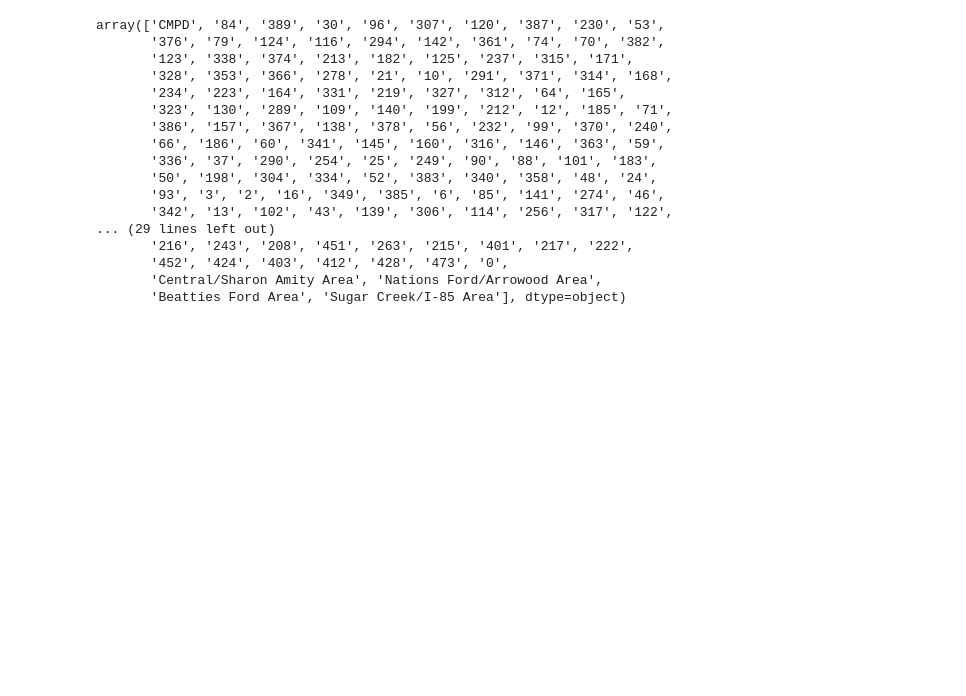
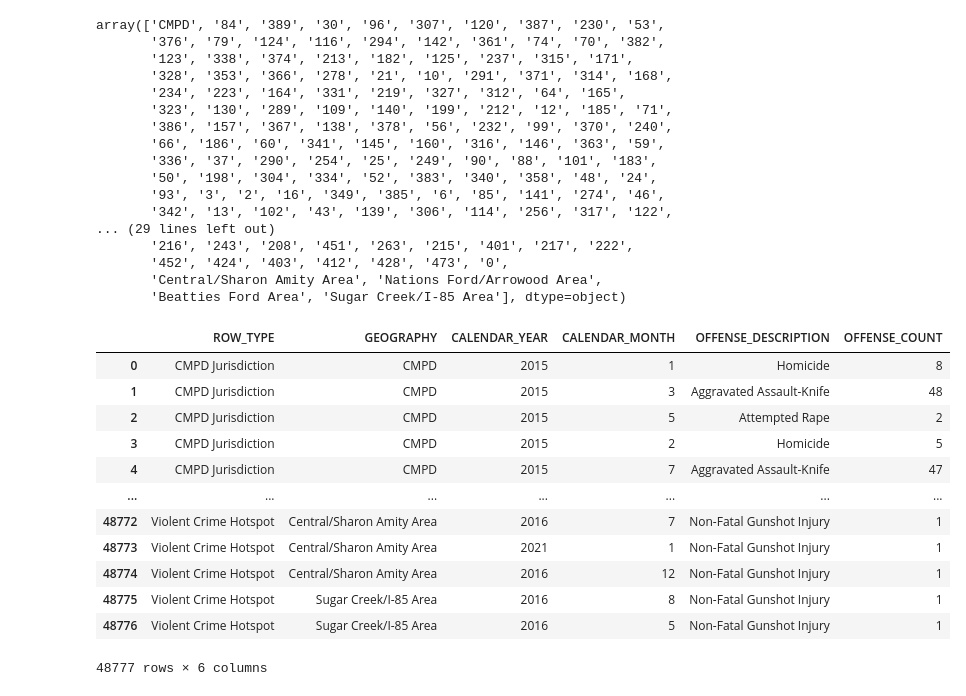
Before and after one commit to dannybarto/Group_5_Final_Project, a Jupyter notebook: project_test.ipynb, the cells around one changed output. Saved outputs shown, nothing was run; the diff lists cells and outputs as text; code cells hidden in the pictures; blank space fills up the shorter version.

```diff
--- a/project_test.ipynb
+++ b/project_test.ipynb
@@ -125,3 +157,21 @@ array(['CMPD', '84', '389', '30', '96', '307', '120', '387', '230', '53',
        '452', '424', '403', '412', '428', '473', '0',
        'Central/Sharon Amity Area', 'Nations Ford/Arrowood Area',
        'Beatties Ford Area', 'Sugar Creek/I-85 Area'], dtype=object)
+# %%
+# Same columns as call data df
+offense_df2 = offense_data_df[["ROW_TYPE", "GEOGRAPHY", "CALENDAR_YEAR", "CALENDAR_MONTH", "OFFENSE_DESCRIPTION", "OFFENSE_COUNT"]]
+offense_df2
+# %% [output]
+|  | ROW_TYPE | GEOGRAPHY | CALENDAR_YEAR | CALENDAR_MONTH | OFFENSE_DESCRIPTION | OFFENSE_COUNT |
+| 0 | CMPD Jurisdiction | CMPD | 2015 | 1 | Homicide | 8 |
+| 1 | CMPD Jurisdiction | CMPD | 2015 | 3 | Aggravated Assault-Knife | 48 |
+| 2 | CMPD Jurisdiction | CMPD | 2015 | 5 | Attempted Rape | 2 |
+| 3 | CMPD Jurisdiction | CMPD | 2015 | 2 | Homicide | 5 |
+| 4 | CMPD Jurisdiction | CMPD | 2015 | 7 | Aggravated Assault-Knife | 47 |
+| ... | ... | ... | ... | ... | ... | ... |
+| 48772 | Violent Crime Hotspot | Central/Sharon Amity Area | 2016 | 7 | Non-Fatal Gunshot Injury | 1 |
+| 48773 | Violent Crime Hotspot | Central/Sharon Amity Area | 2021 | 1 | Non-Fatal Gunshot Injury | 1 |
+| 48774 | Violent Crime Hotspot | Central/Sharon Amity Area | 2016 | 12 | Non-Fatal Gunshot Injury | 1 |
+| 48775 | Violent Crime Hotspot | Sugar Creek/I-85 Area | 2016 | 8 | Non-Fatal Gunshot Injury | 1 |
+| 48776 | Violent Crime Hotspot | Sugar Creek/I-85 Area | 2016 | 5 | Non-Fatal Gunshot Injury | 1 |
+48777 rows × 6 columns
```
Also changed, not shown: parts of 18 cells of this notebook, 2 other files.
